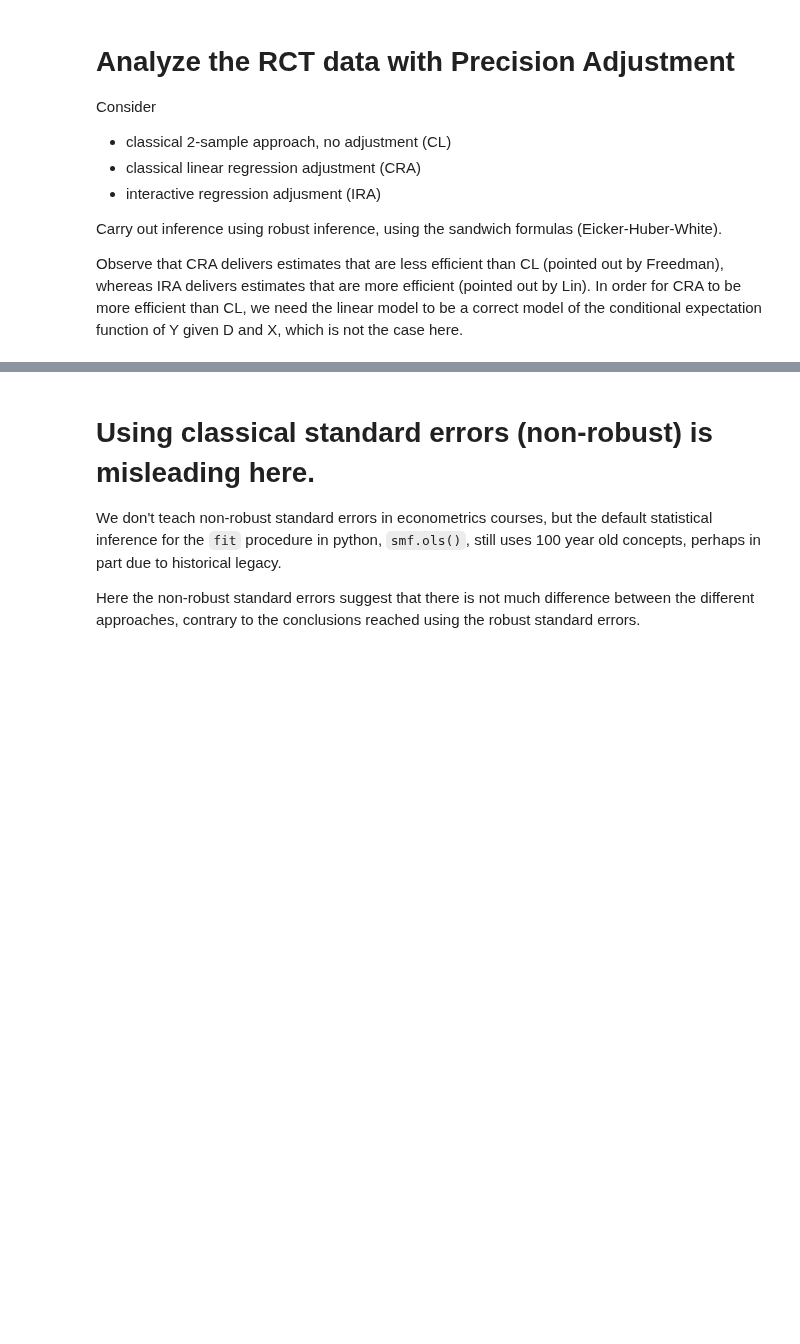
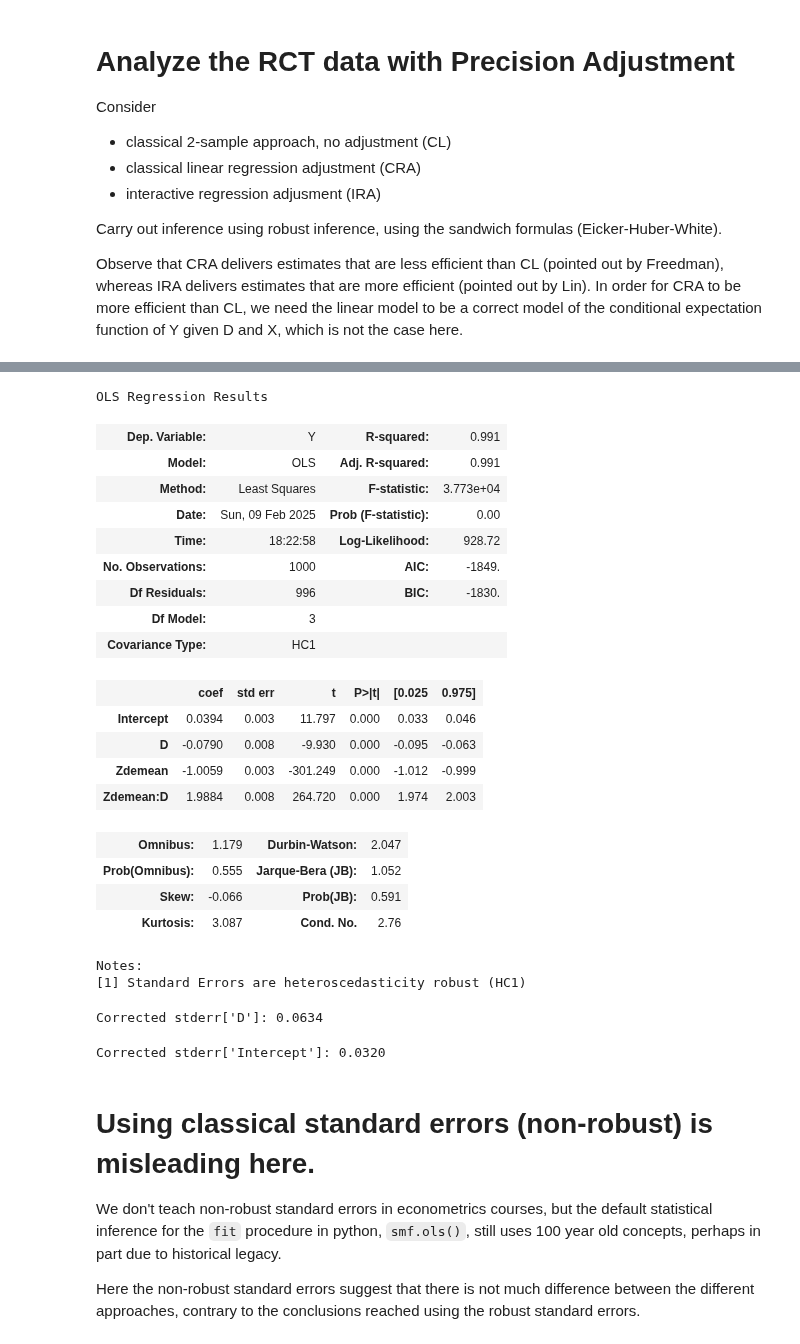
Before and after one commit to CausalAIBook/MetricsMLNotebooks, a Jupyter notebook: CM1/python-sim-precision-adj.ipynb, the cells around one changed output, grey strips where cells are left out. Drawn from its saved outputs; the diff is of its cells as text; code cells hidden in the pictures; blank space fills up the shorter version.

```diff
--- a/CM1/python-sim-precision-adj.ipynb
+++ b/CM1/python-sim-precision-adj.ipynb
@@ -56,3 +135,45 @@ print(IRA.get_robustcov_results(cov_type="HC1").summary())
+# %%
+# for the interactive approach, we need to demean the covariates Z to interpret
+# the coefficient of D as the ATE
+IRA = smf.ols("Y ~ D + Zdemean + Zdemean*D", data=data).fit()  # interactive approach
+IRA.get_robustcov_results(cov_type="HC1").summary()
+# %% [output]
+OLS Regression Results
+| Dep. Variable: | Y | R-squared: | 0.991 |
+| Model: | OLS | Adj. R-squared: | 0.991 |
+| Method: | Least Squares | F-statistic: | 3.773e+04 |
+| Date: | Sun, 09 Feb 2025 | Prob (F-statistic): | 0.00 |
+| Time: | 18:22:58 | Log-Likelihood: | 928.72 |
+| No. Observations: | 1000 | AIC: | -1849. |
+| Df Residuals: | 996 | BIC: | -1830. |
+| Df Model: | 3 |  |  |
+| Covariance Type: | HC1 |  |  |
+|  | coef | std err | t | P>|t| | [0.025 | 0.975] |
+| Intercept | 0.0394 | 0.003 | 11.797 | 0.000 | 0.033 | 0.046 |
+| D | -0.0790 | 0.008 | -9.930 | 0.000 | -0.095 | -0.063 |
+| Zdemean | -1.0059 | 0.003 | -301.249 | 0.000 | -1.012 | -0.999 |
+| Zdemean:D | 1.9884 | 0.008 | 264.720 | 0.000 | 1.974 | 2.003 |
+| Omnibus: | 1.179 | Durbin-Watson: | 2.047 |
+| Prob(Omnibus): | 0.555 | Jarque-Bera (JB): | 1.052 |
+| Skew: | -0.066 | Prob(JB): | 0.591 |
+| Kurtosis: | 3.087 | Cond. No. | 2.76 |
+Notes:
+[1] Standard Errors are heteroscedasticity robust (HC1)
+# %%
+# However, in the interactive approach we also need to correct
+# the standard error associated with D, to account for the estimation of the means
+correction = np.var(data[['Zdemean']].values @ IRA.params[['Zdemean:D']]) / len(data)
+print(f"Corrected stderr['D']: {np.sqrt(IRA.HC0_se['D']**2 + correction):.4f}")
+# %% [output]
+Corrected stderr['D']: 0.0634
+# %%
+# And as before we need to correct the standard error associated
+# with the intercept, to account for the variance in estimating the means.
+J = np.mean(1 - data['D'])
+score = (IRA.resid * (1 - data['D']) + J * data[['Zdemean']] @ IRA.params[['Zdemean']]) / J
+print(f"Corrected stderr['Intercept']: {np.sqrt(np.mean(score**2) / len(data)):.4f}")
+# %% [output]
+Corrected stderr['Intercept']: 0.0320
 # %% [markdown]
 # Using classical standard errors (non-robust) is misleading here.
 
```
Also changed, not shown: parts of 14 cells of this notebook.
